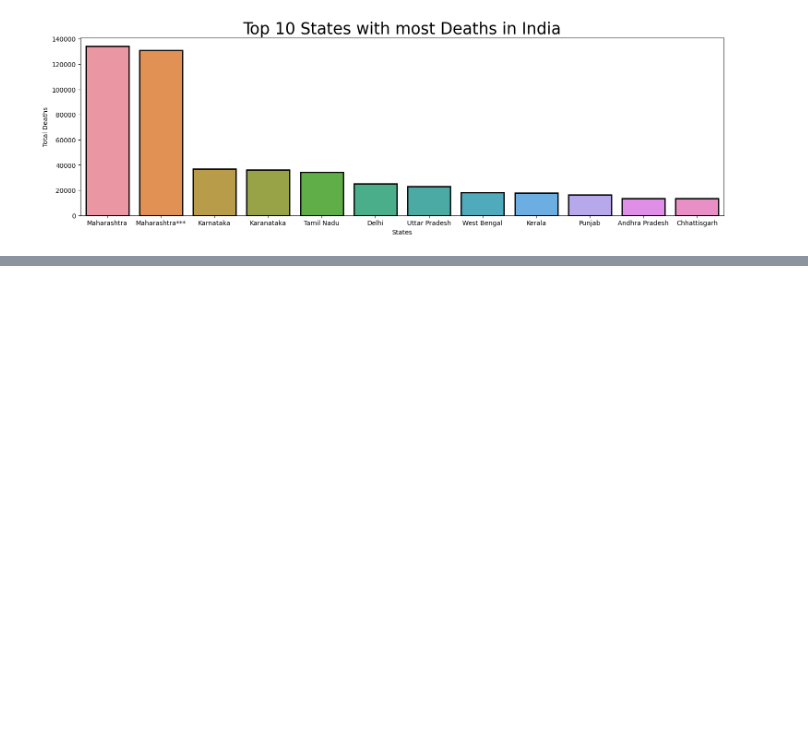
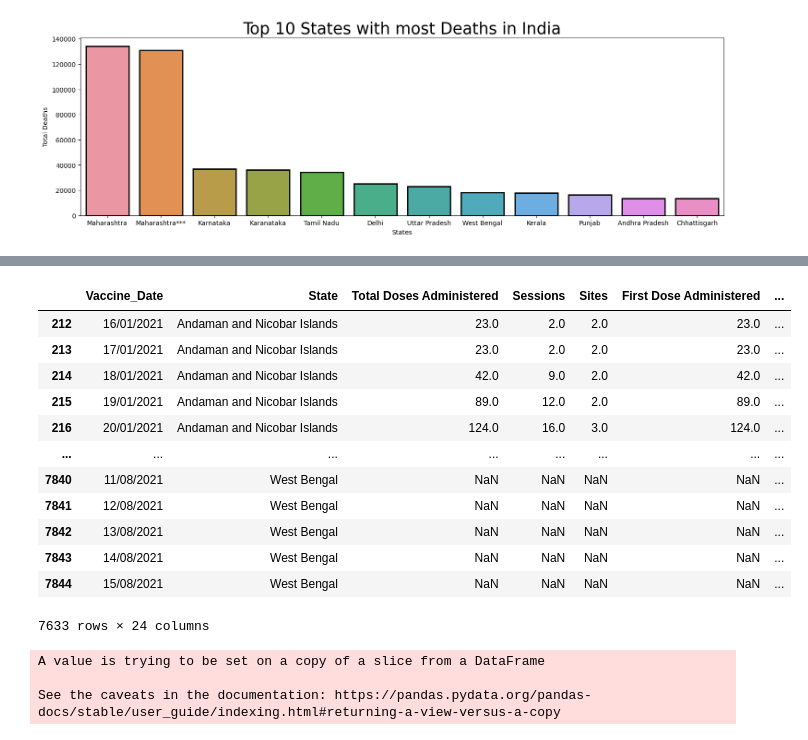
Before and after one commit to MihirB-Byte/Covid-19_Data-Analysis, a Jupyter notebook: Covid Data analysis.ipynb, the cells around one changed output, grey strips where cells are left out. Cells and saved outputs as stored; diff of their text form; code cells hidden in the pictures; blank space fills up the shorter version.

```diff
--- a/Covid Data analysis.ipynb
+++ b/Covid Data analysis.ipynb
@@ -256,0 +322,25 @@ f_quarter
+# %%
+#Remove rows where state = India
+
+vaccine = vaccine_df[vaccine_df.State != 'India']
+vaccine
+# %% [output]
+|  | Vaccine_Date | State | Total Doses Administered | Sessions | Sites | First Dose Administered | ... |
+| 212 | 16/01/2021 | Andaman and Nicobar Islands | 23.0 | 2.0 | 2.0 | 23.0 | ... |
+| 213 | 17/01/2021 | Andaman and Nicobar Islands | 23.0 | 2.0 | 2.0 | 23.0 | ... |
+| 214 | 18/01/2021 | Andaman and Nicobar Islands | 42.0 | 9.0 | 2.0 | 42.0 | ... |
+| 215 | 19/01/2021 | Andaman and Nicobar Islands | 89.0 | 12.0 | 2.0 | 89.0 | ... |
+| 216 | 20/01/2021 | Andaman and Nicobar Islands | 124.0 | 16.0 | 3.0 | 124.0 | ... |
+| ... | ... | ... | ... | ... | ... | ... | ... |
+| 7840 | 11/08/2021 | West Bengal | NaN | NaN | NaN | NaN | ... |
+| 7841 | 12/08/2021 | West Bengal | NaN | NaN | NaN | NaN | ... |
+| 7842 | 13/08/2021 | West Bengal | NaN | NaN | NaN | NaN | ... |
+| 7843 | 14/08/2021 | West Bengal | NaN | NaN | NaN | NaN | ... |
+| 7844 | 15/08/2021 | West Bengal | NaN | NaN | NaN | NaN | ... |
+7633 rows × 24 columns
+# %%
+vaccine.rename(columns = { 'Total Individuals Vaccinated': 'Total'}, inplace = True)
+# %% [output]
+A value is trying to be set on a copy of a slice from a DataFrame
+
+See the caveats in the documentation: https://pandas.pydata.org/pandas-docs/stable/user_guide/indexing.html#returning-a-view-versus-a-copy
```
Also changed, not shown: parts of 20 cells of this notebook, 4 other files.
